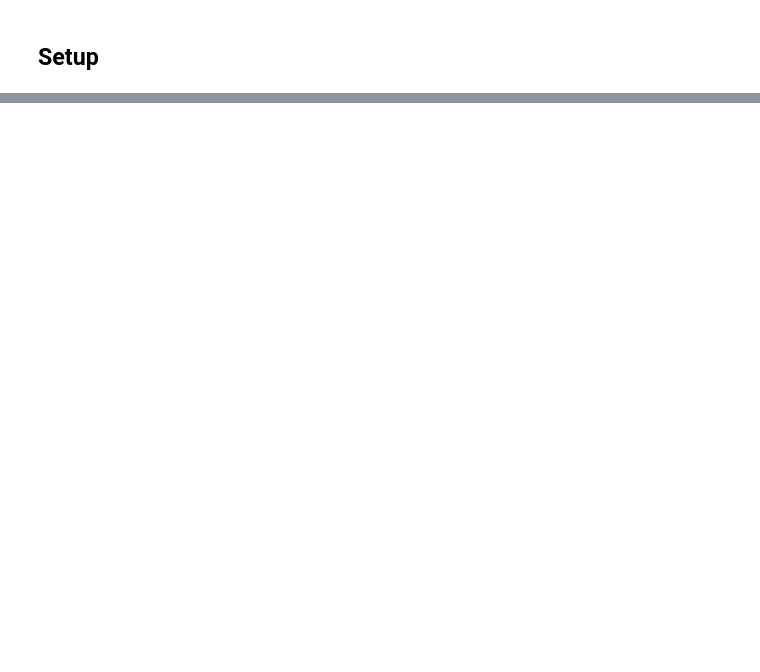
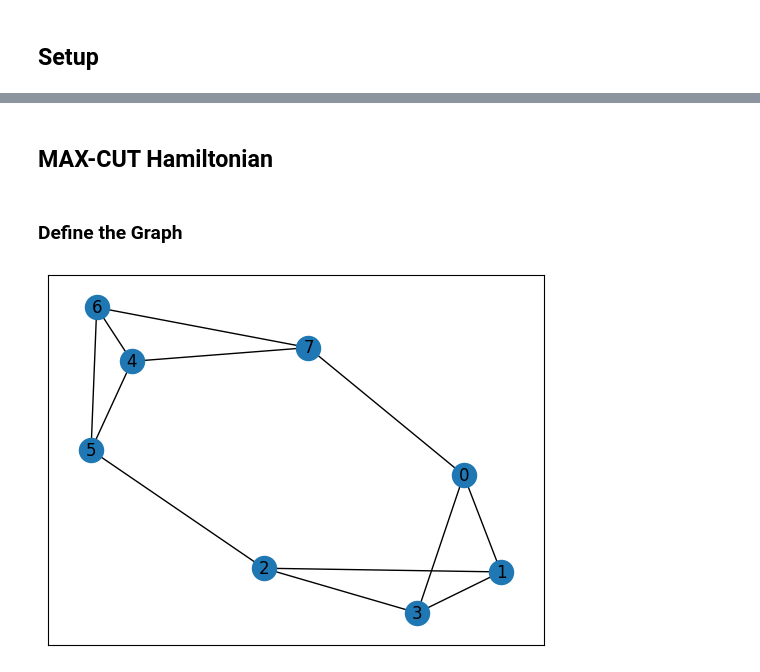
Before and after one commit to tencent-quantum-lab/tensorcircuit, a Jupyter notebook: docs/source/tutorials/qaoa_bo.ipynb, the cells around one changed output, grey strips where cells are left out. Saved outputs shown, nothing was run; the diff lists cells and outputs as text; code cells hidden in the pictures; blank space fills up the shorter version.

```diff
--- a/docs/source/tutorials/qaoa_bo.ipynb
+++ b/docs/source/tutorials/qaoa_bo.ipynb
@@ -16,0 +44,24 @@ K = tc.set_backend("tensorflow")
+# %% [markdown]
+## MAX-CUT Hamiltonian
+# %% [markdown]
+### Define the Graph
+# %%
+# a graph instance
+graph_dict = {
+    0: {1: {"weight": 1.0}, 7: {"weight": 1.0}, 3: {"weight": 1.0}},
+    1: {0: {"weight": 1.0}, 2: {"weight": 1.0}, 3: {"weight": 1.0}},
+    2: {1: {"weight": 1.0}, 3: {"weight": 1.0}, 5: {"weight": 1.0}},
+    3: {1: {"weight": 1.0}, 2: {"weight": 1.0}, 0: {"weight": 1.0}},
+    4: {7: {"weight": 1.0}, 6: {"weight": 1.0}, 5: {"weight": 1.0}},
+    5: {6: {"weight": 1.0}, 4: {"weight": 1.0}, 2: {"weight": 1.0}},
+    6: {7: {"weight": 1.0}, 4: {"weight": 1.0}, 5: {"weight": 1.0}},
+    7: {4: {"weight": 1.0}, 6: {"weight": 1.0}, 0: {"weight": 1.0}},
+}
+
+graph = nx.to_networkx_graph(graph_dict)
+pos = nx.spring_layout(graph)
+nx.draw_networkx(graph, with_labels=True, pos=pos)
+ax = plt.gca()
+ax.set_facecolor('w')
+# %% [output]
+[figure, added]
```
Also changed, not shown: parts of 33 cells of this notebook.
